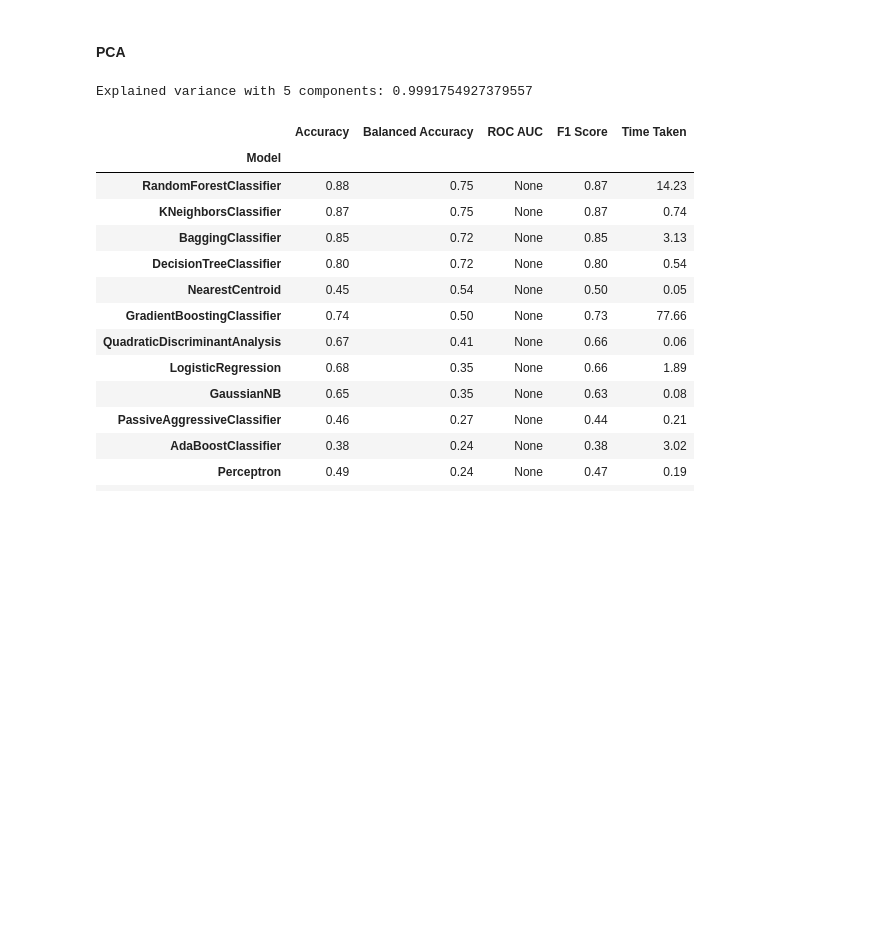
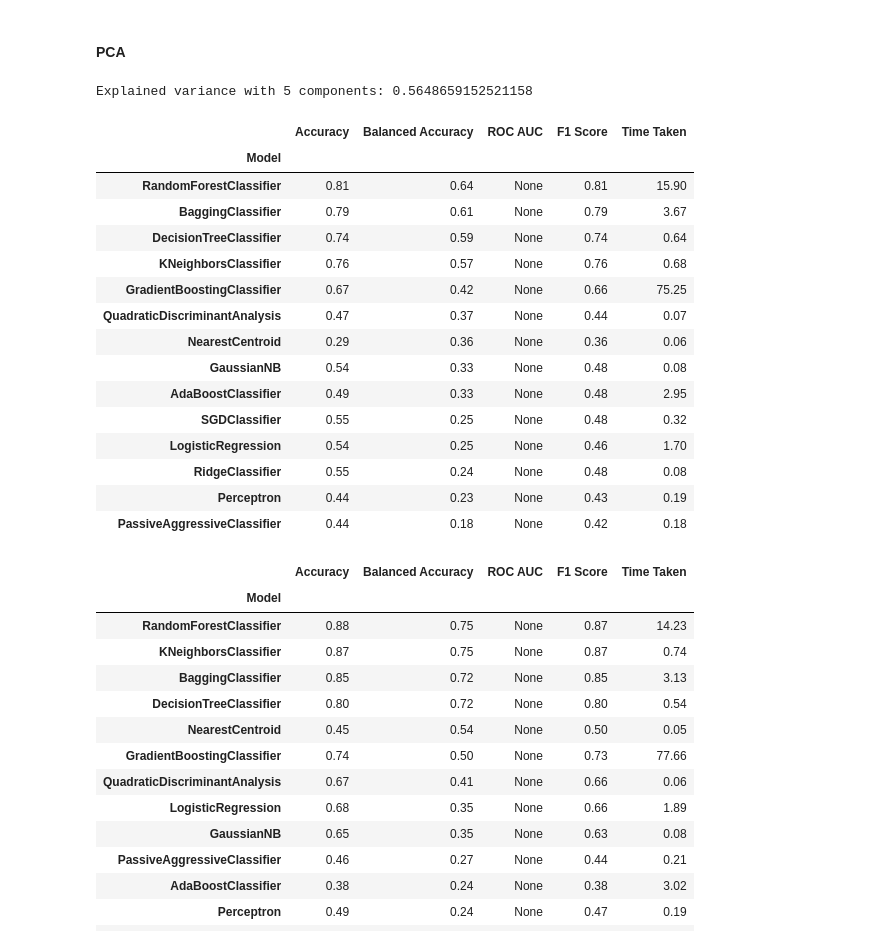
Before and after one commit to adilsal33m/ml2-project, a Jupyter notebook: classification.ipynb, the cells around one changed output. Cells and saved outputs as stored; diff of their text form; code cells hidden in the pictures; blank space fills up the shorter version.

Commit message:
References added. Additional analysis done.

```diff
--- a/classification.ipynb
+++ b/classification.ipynb
@@ -1108,8 +1108,8 @@ del X[54]
 y = data[54]
 
 X_train, X_test, y_train, y_test = train_test_split(X, y,test_size=.3,random_state =123)
-# scaler = MinMaxScaler()
-# X = scaler.fit_transform(X)
+scaler = MinMaxScaler()
+X = scaler.fit_transform(X)
 X_train, X_test, y_train, y_test = train_test_split(X, y,test_size=.3,random_state =123)
 # %%
 unique,counts = np.unique(y,return_counts=True)
@@ -1152,10 +1152,32 @@ pca = PCA(n_components = n)
 pca.fit(X)
 print(f"Explained variance with {n} components: {np.sum(pca.explained_variance_ratio_)}")
 # %% [output]
-Explained variance with 5 components: 0.9991754927379557
+Explained variance with 5 components: 0.5648659152521158
 # %%
 X_dr = pca.transform(X)
 X_train, X_test, y_train, y_test = train_test_split(X_dr, y,test_size=.3,random_state =123)
+# %%
+clf = LazyClassifier(verbose=0,ignore_warnings=True, custom_metric=None,classifiers=classifier_list)
+models,predictions = clf.fit(X_train, X_test, y_train, y_test)
+results_pca = models
+results_pca
+# %% [output]
+|  | Accuracy | Balanced Accuracy | ROC AUC | F1 Score | Time Taken |
+| Model |  |  |  |  |  |
+| RandomForestClassifier | 0.81 | 0.64 | None | 0.81 | 15.90 |
+| BaggingClassifier | 0.79 | 0.61 | None | 0.79 | 3.67 |
+| DecisionTreeClassifier | 0.74 | 0.59 | None | 0.74 | 0.64 |
+| KNeighborsClassifier | 0.76 | 0.57 | None | 0.76 | 0.68 |
+| GradientBoostingClassifier | 0.67 | 0.42 | None | 0.66 | 75.25 |
+| QuadraticDiscriminantAnalysis | 0.47 | 0.37 | None | 0.44 | 0.07 |
+| NearestCentroid | 0.29 | 0.36 | None | 0.36 | 0.06 |
+| GaussianNB | 0.54 | 0.33 | None | 0.48 | 0.08 |
+| AdaBoostClassifier | 0.49 | 0.33 | None | 0.48 | 2.95 |
+| SGDClassifier | 0.55 | 0.25 | None | 0.48 | 0.32 |
+| LogisticRegression | 0.54 | 0.25 | None | 0.46 | 1.70 |
+| RidgeClassifier | 0.55 | 0.24 | None | 0.48 | 0.08 |
+| Perceptron | 0.44 | 0.23 | None | 0.43 | 0.19 |
+| PassiveAggressiveClassifier | 0.44 | 0.18 | None | 0.42 | 0.18 |
 # %%
 clf = LazyClassifier(verbose=0,ignore_warnings=True, custom_metric=None,classifiers=classifier_list)
 models,predictions = clf.fit(X_train, X_test, y_train, y_test)
```
Also changed, not shown: parts of 8 cells of this notebook, 2 other files.
